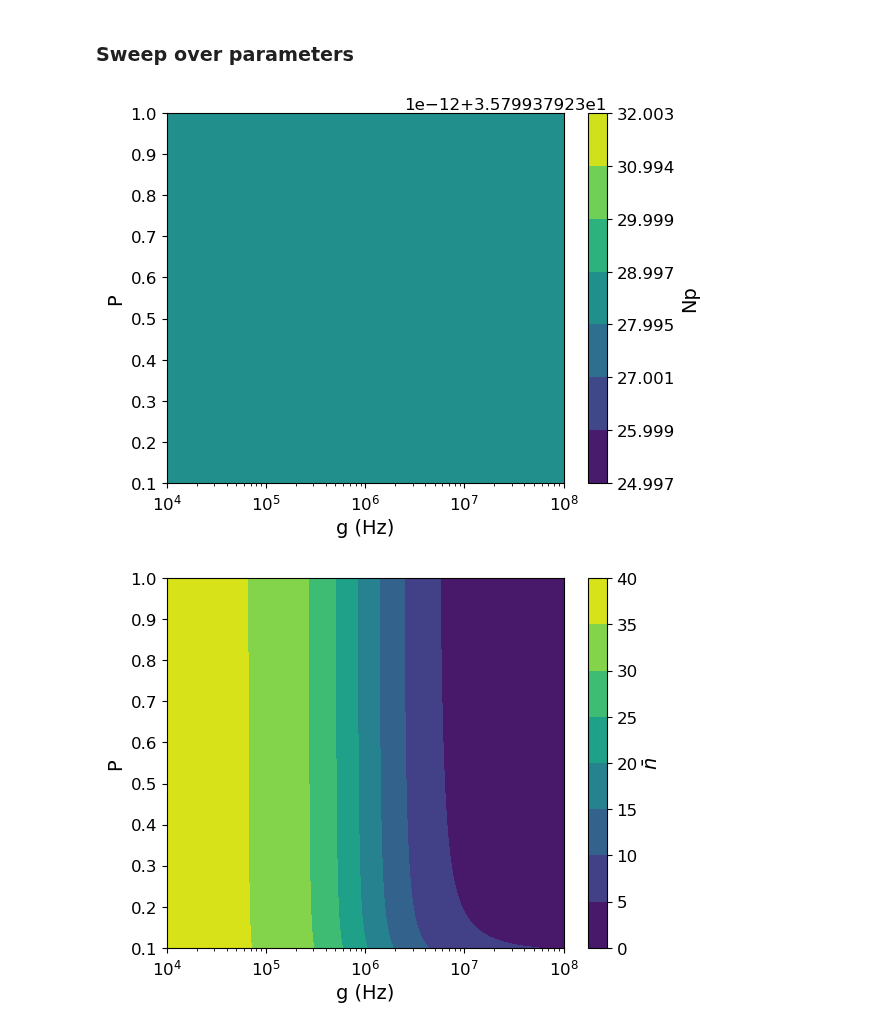
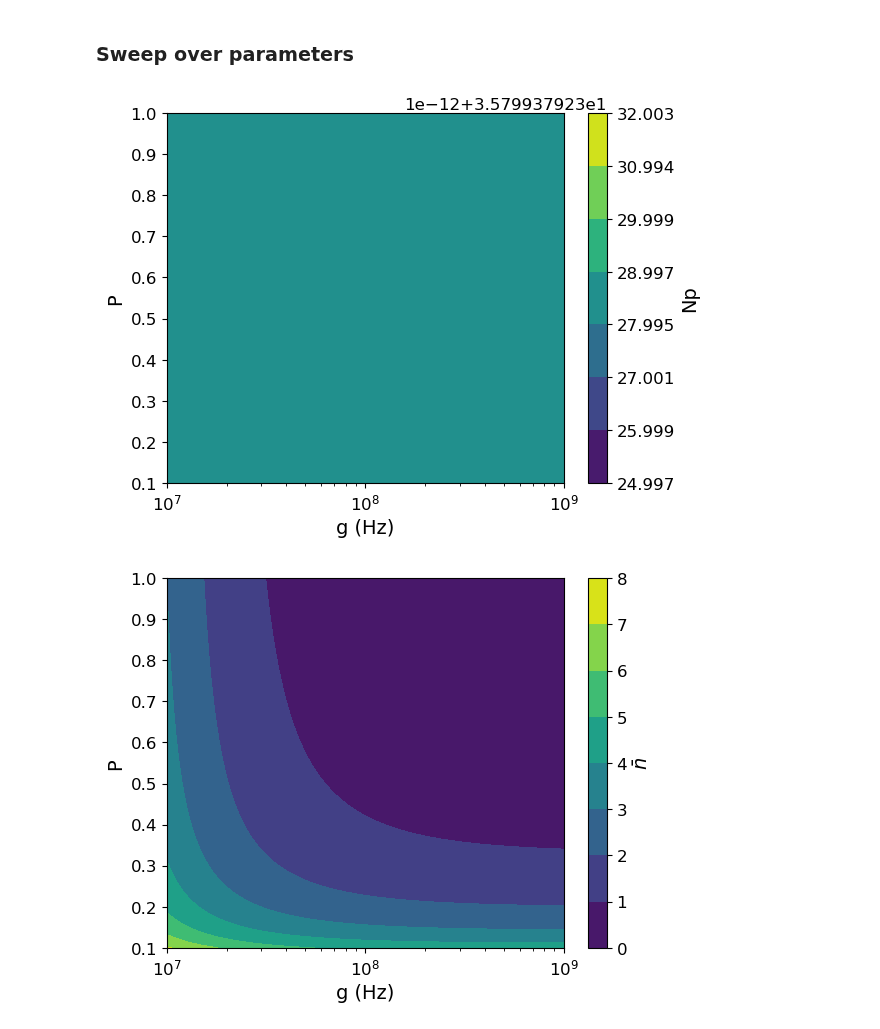
Before and after one commit to jleamer/mode_cooling, a Jupyter notebook: nv_expected_cooling.ipynb, the cells around one changed output. Cells and saved outputs as stored; diff of their text form; code cells hidden in the pictures.

```diff
--- a/nv_expected_cooling.ipynb
+++ b/nv_expected_cooling.ipynb
@@ -240,30 +203,30 @@ plt.savefig("n_v_g_κ=0_T=5K_P=0.8.png", format='png', dpi=300)
 # %% [markdown]
 ### Sweep over parameters
 # %%
-g = np.logspace(4, 8, 1000)
+g = np.logspace(7, 9, 10000)
 P_sweep = np.linspace(0.1, 1, 1000)
 nc_sweep = 0.5 * (1 - P_sweep) / P_sweep
 
 gm, ncm = np.meshgrid(g, nc_sweep)
 Np_P_sweep = noise_pow(ω, ωc, κ, gm, gm, Q, 0, ncm, nT)
 plt.figure(1)
 plt.contourf(gm, 1 / (1 + 2 * ncm), Np_P_sweep)
 plt.xlabel("g (Hz)")
 plt.xscale("log")
 plt.ylabel("P")
 plt.colorbar(label='Np')
 plt.savefig("Np_gP_sweep_κ=0_T=5K.png", format='png', dpi=300)
 
 nbar_P_sweep = mean_photons_cavity(κ, ωc, Q, gm, gm, nT, ncm)
 plt.figure(2)
 plt.contourf(gm, 1 / (1 + 2 * ncm), nbar_P_sweep)
 plt.xlabel("g (Hz)")
 plt.xscale("log")
 plt.ylabel("P")
 plt.colorbar(label='$\\bar{n}$')
 plt.savefig("n_gP_sweep_κ=0_T=5K.png", format='png', dpi=300)
 # %% [output]
-[figure, old version]
+[figure, new version]
-[figure, old version]
+[figure, new version]
 # %%
 # Now let's do κ
```
Also changed, not shown: parts of 50 cells of this notebook.
